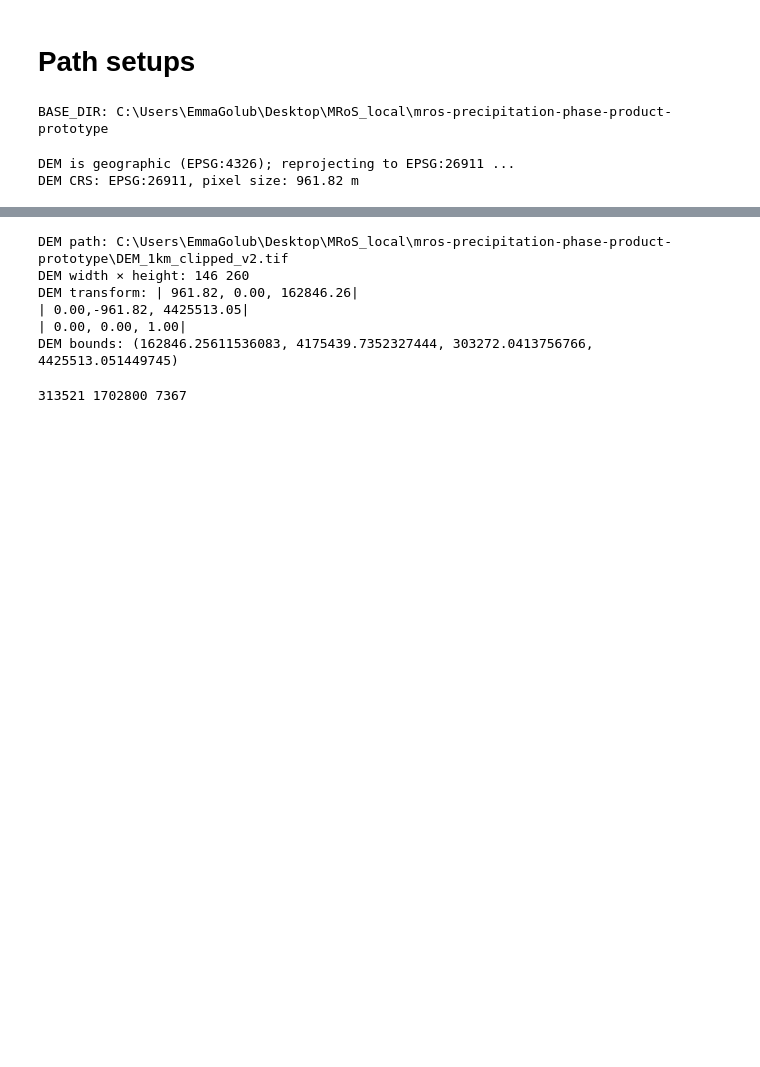
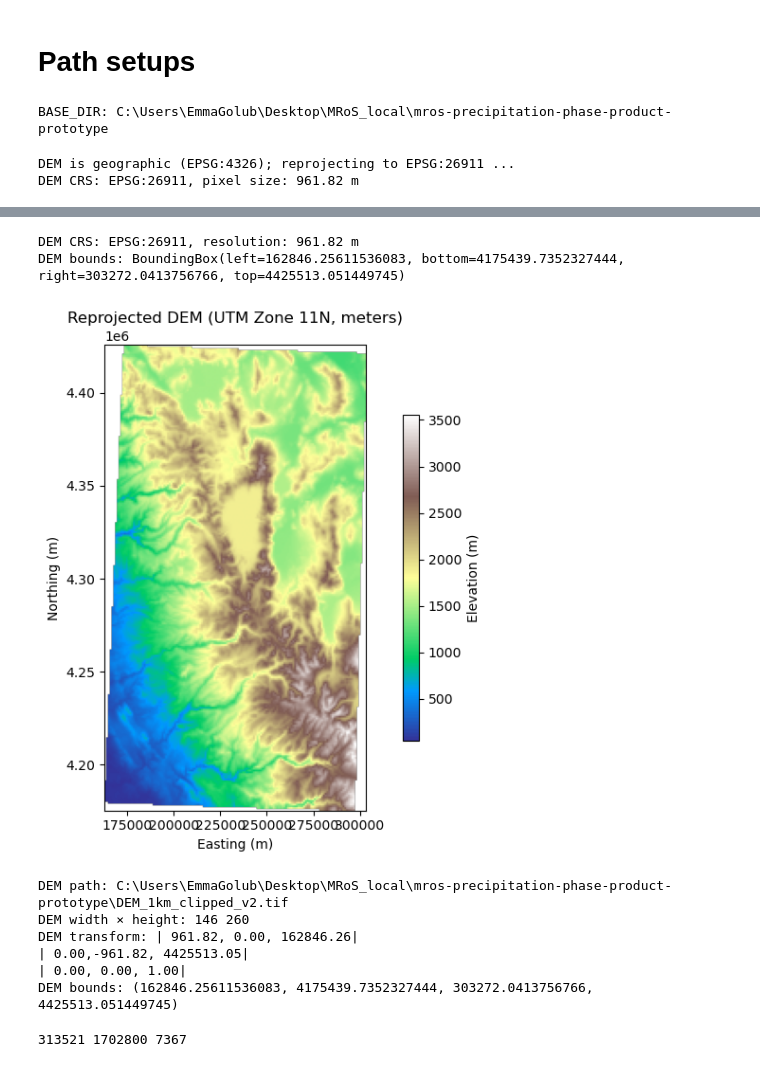
Before and after one commit to emmaaagolub/MRoS-phase-prediction, a Jupyter notebook: Scripts/IDW_interpolation.ipynb, the cells around one changed output, grey strips where cells are left out. Drawn from its saved outputs; the diff is of its cells as text; code cells hidden in the pictures; blank space fills up the shorter version.

Commit message:
adding clipped DEM, eval updates

```diff
--- a/Scripts/IDW_interpolation.ipynb
+++ b/Scripts/IDW_interpolation.ipynb
@@ -213,3 +224,38 @@ DEM CRS: EPSG:26911, pixel size: 961.82 m
+# %%
+dem_path = BASE_DIR / "DEM_1km_clipped_v2_rpj.tif"
+
+with rasterio.open(dem_path) as src:
+    dem = src.read(1)
+    transform = src.transform
+    crs = src.crs
+    bounds = src.bounds
+    res = abs(transform.a)
+    print(f"DEM CRS: {crs}, resolution: {res:.2f} m")
+    print(f"DEM bounds: {bounds}")
+
+# Plot
+fig, ax = plt.subplots(figsize=(8, 6))
+
+# Calculate extent for correct orientation
+extent = [bounds.left, bounds.right, bounds.bottom, bounds.top]
+
+im = ax.imshow(
+    dem,
+    cmap="terrain",
+    extent=extent,
+    origin="upper",   # ensures DEM isn’t flipped vertically
+)
+ax.set_title("Reprojected DEM (UTM Zone 11N, meters)")
+ax.set_xlabel("Easting (m)")
+ax.set_ylabel("Northing (m)")
+fig.colorbar(im, ax=ax, label="Elevation (m)", shrink=0.7)
+
+plt.tight_layout()
+plt.show()
+# %% [output]
+DEM CRS: EPSG:26911, resolution: 961.82 m
+DEM bounds: BoundingBox(left=162846.25611536083, bottom=4175439.7352327444, right=303272.0413756766, top=4425513.051449745)
+[figure, added]
 # %%
 print("DEM path:", CONFIG["dem_path"])
 print("DEM width × height:", dem1k_profile["width"], dem1k_profile["height"])
```
Also changed, not shown: parts of 1 cell of this notebook, 49 other files.
